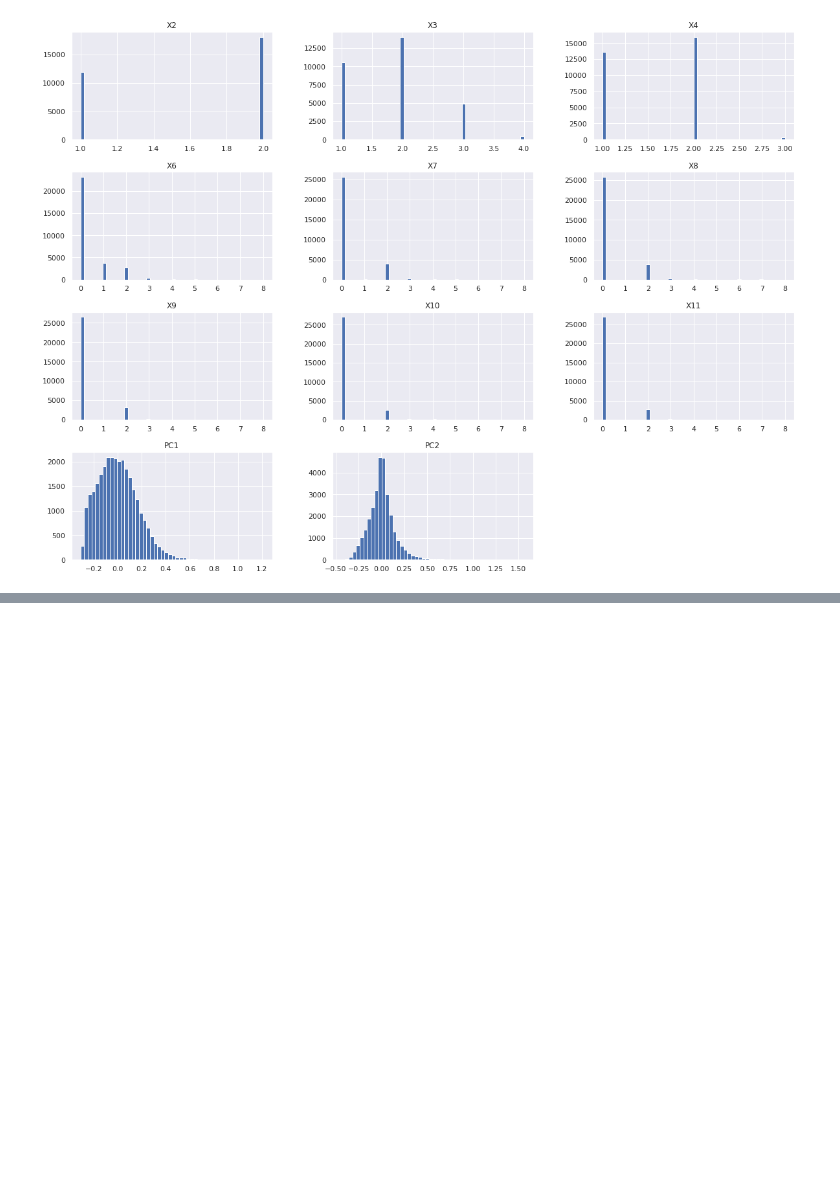
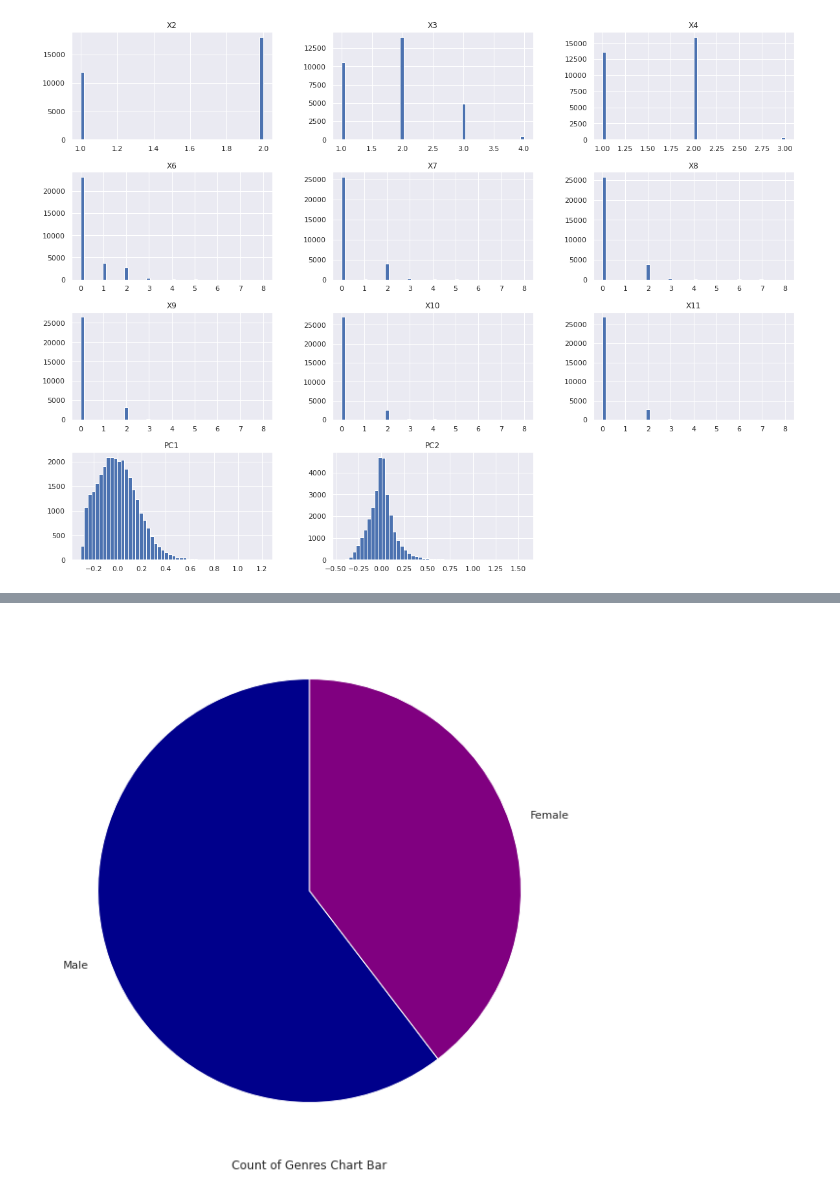
Before and after one commit to PosgradoMNA/actividades-de-aprendizaje-rafaelsangarcia, a Jupyter notebook: Semana6/Actividad/ Visualizacion_A01182780.ipynb, the cells around one changed output, grey strips where cells are left out. Saved outputs shown, nothing was run; the diff lists cells and outputs as text; code cells hidden in the pictures; blank space fills up the shorter version.

```diff
--- a/Semana6/Actividad/ Visualizacion_A01182780.ipynb
+++ b/Semana6/Actividad/ Visualizacion_A01182780.ipynb
@@ -742,0 +783,11 @@ plt.show()
+# %%
+
+y = np.array(dataframe.X2.value_counts())
+mylabels = ['Male', 'Female']
+mycolors = ['darkblue','purple']
+
+plt.pie(y, labels = mylabels, startangle = 90,colors = mycolors)
+plt.xlabel('Count of Genres Pie Chart')
+plt.show()
+# %% [output]
+[figure, added]
```
Also changed, not shown: parts of 7 cells of this notebook.
